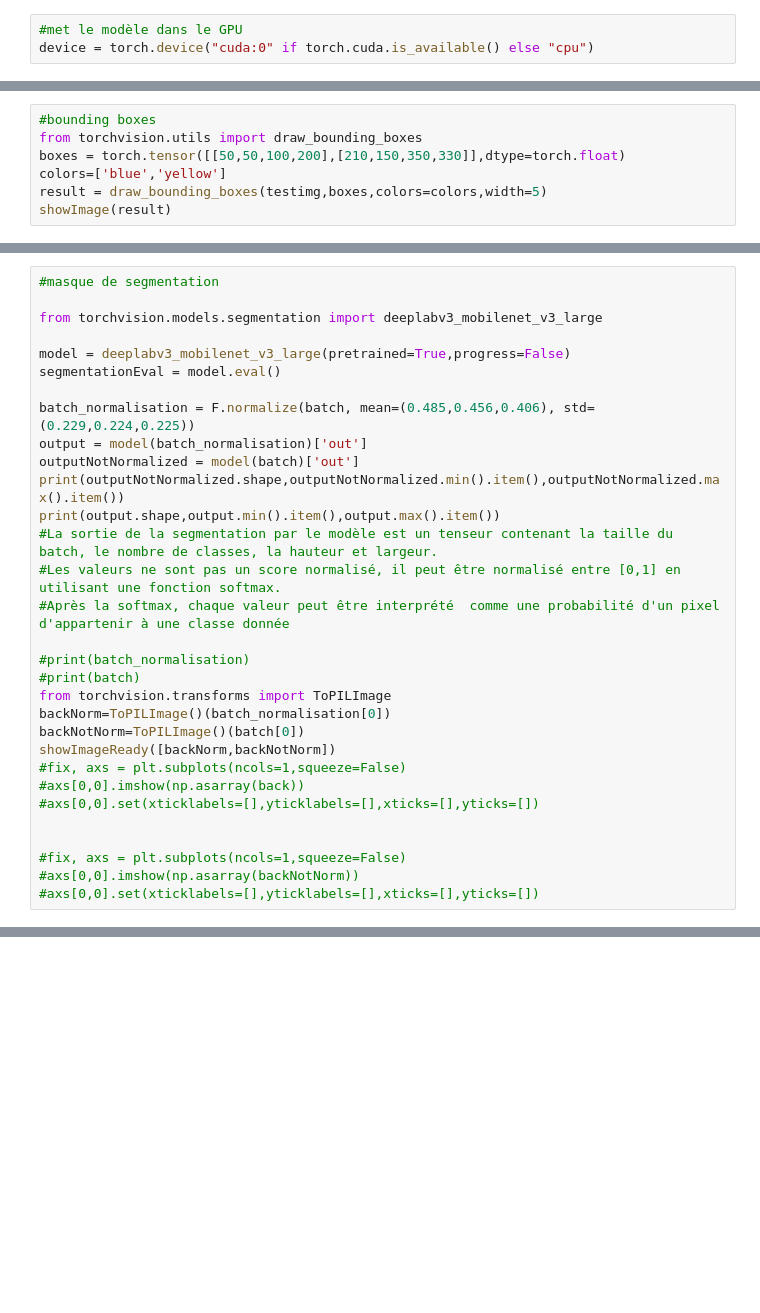
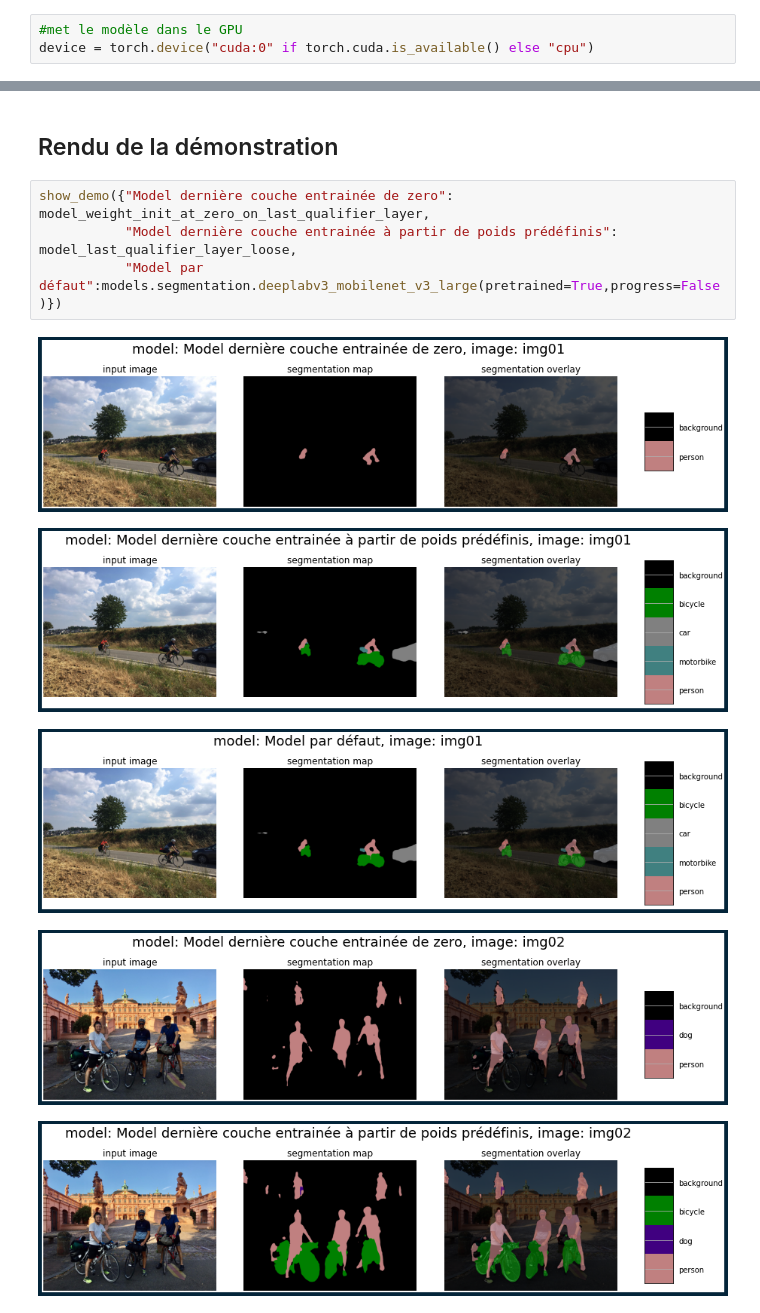
Before and after one commit to nyluje/RCP209DeeplabExperiment, a Jupyter notebook: RCP209_Project_2022_Deeplab_Experiment_With_PyTorch.ipynb, the cells around one changed output, grey strips where cells are left out. Cells and saved outputs as stored; diff of their text form; blank space fills up the shorter version.

```diff
--- a/RCP209_Project_2022_Deeplab_Experiment_With_PyTorch.ipynb
+++ b/RCP209_Project_2022_Deeplab_Experiment_With_PyTorch.ipynb
@@ -1789,7 +675,0 @@ showImage(grid)
-# %%
-#bounding boxes
-from torchvision.utils import draw_bounding_boxes
-boxes = torch.tensor([[50,50,100,200],[210,150,350,330]],dtype=torch.float)
-colors=['blue','yellow']
-result = draw_bounding_boxes(testimg,boxes,colors=colors,width=5)
-showImage(result)
@@ -1834,31 +675,0 @@ showImage(test_boxes)
-# %%
-#masque de segmentation
-
-from torchvision.models.segmentation import deeplabv3_mobilenet_v3_large
-
-model = deeplabv3_mobilenet_v3_large(pretrained=True,progress=False)
-segmentationEval = model.eval()
-
-batch_normalisation = F.normalize(batch, mean=(0.485,0.456,0.406), std=(0.229,0.224,0.225))
-output = model(batch_normalisation)['out']
-outputNotNormalized = model(batch)['out']
-print(outputNotNormalized.shape,outputNotNormalized.min().item(),outputNotNormalized.max().item())
-print(output.shape,output.min().item(),output.max().item())
-#La sortie de la segmentation par le modèle est un tenseur contenant la taille du batch, le nombre de classes, la hauteur et largeur.
-#Les valeurs ne sont pas un score normalisé, il peut être normalisé entre [0,1] en utilisant une fonction softmax.
-#Après la softmax, chaque valeur peut être interprété  comme une probabilité d'un pixel d'appartenir à une classe donnée
-
-#print(batch_normalisation)
-#print(batch)
-from torchvision.transforms import ToPILImage
-backNorm=ToPILImage()(batch_normalisation[0])
-backNotNorm=ToPILImage()(batch[0])
-showImageReady([backNorm,backNotNorm])
-#fix, axs = plt.subplots(ncols=1,squeeze=False)
-#axs[0,0].imshow(np.asarray(back))
-#axs[0,0].set(xticklabels=[],yticklabels=[],xticks=[],yticks=[])
-
-
-#fix, axs = plt.subplots(ncols=1,squeeze=False)
-#axs[0,0].imshow(np.asarray(backNotNorm))
-#axs[0,0].set(xticklabels=[],yticklabels=[],xticks=[],yticks=[])
@@ -2085,0 +956,12 @@ class pascalVOCDataset(Dataset):
+# %% [markdown]
+## Rendu de la démonstration
+# %%
+show_demo({"Model dernière couche entrainée de zero": model_weight_init_at_zero_on_last_qualifier_layer,
+           "Model dernière couche entrainée à partir de poids prédéfinis": model_last_qualifier_layer_loose,
+           "Model par défaut":models.segmentation.deeplabv3_mobilenet_v3_large(pretrained=True,progress=False)})
+# %% [output]
+[figure, added]
+[figure, added]
+[figure, added]
+[figure, added]
+[figure, added]
```
Also changed, not shown: parts of 69 cells of this notebook.
